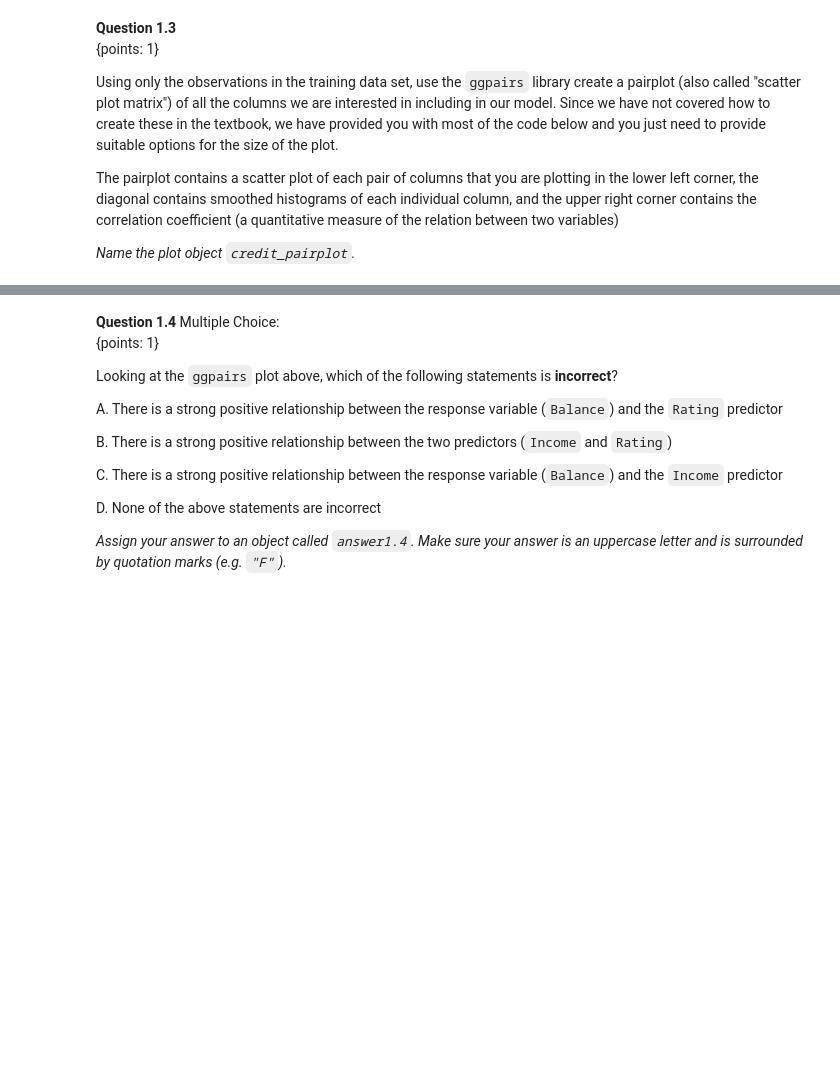
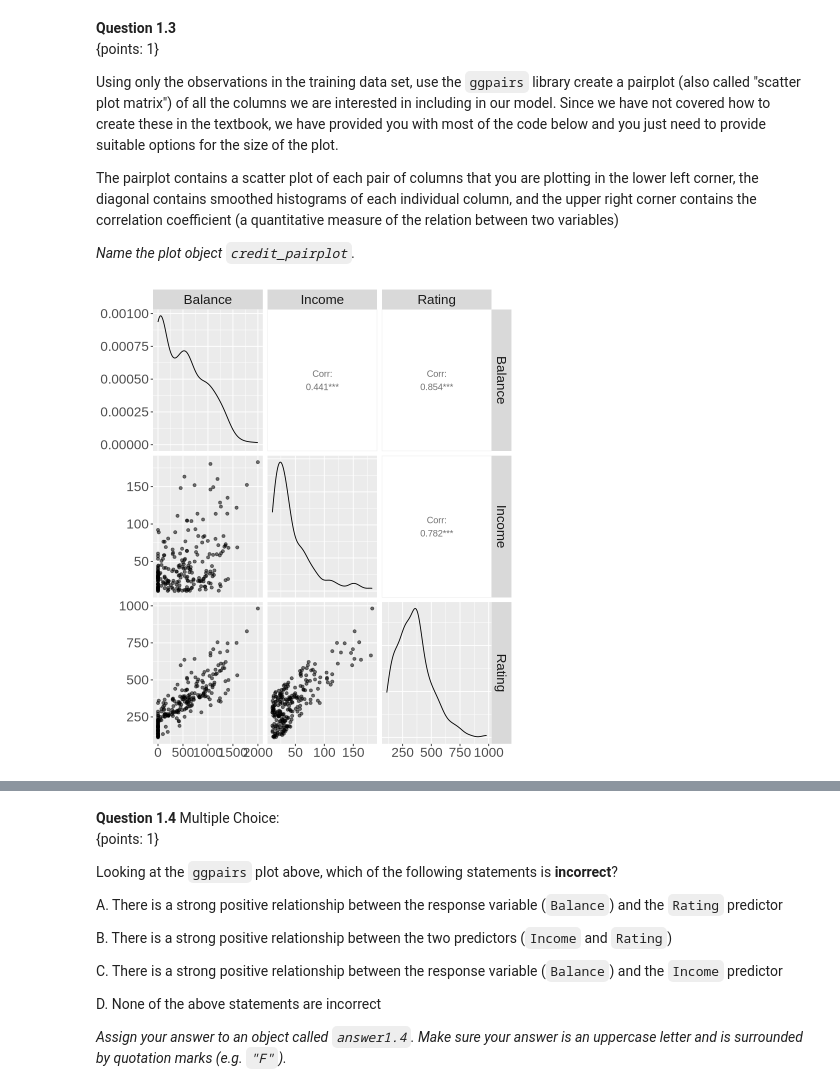
Before and after one commit to ca-vas/dsci-100-student, a Jupyter notebook: materials/R/tutorial_regression2/tutorial_regression2.ipynb, the cells around one changed output, grey strips where cells are left out. Drawn from its saved outputs; the diff is of its cells as text; code cells hidden in the pictures; blank space fills up the shorter version.

```diff
--- a/materials/R/tutorial_regression2/tutorial_regression2.ipynb
+++ b/materials/R/tutorial_regression2/tutorial_regression2.ipynb
@@ -102,7 +102,9 @@ Assign your training data set to an object called `credit_training` and your tes
 # %%
 set.seed(2000)
 # your code here
-credit_split<-# No Answer - remove if you provide an answer
+credit_split<-initial_split(credit,prop=0.6, strata=Balance)
+credit_training<-training(credit_split)
+credit_testing<-testing(credit_split)# No Answer - remove if you provide an answer
 # %%
 library(digest)
 stopifnot("type of 'rsplit' %in% class(credit_split) is not logical"= setequal(digest(paste(toString(class('rsplit' %in% class(credit_split))), "b41d3")), "aa67b03756a157b72a6aae231d6d953b"))
@@ -135,14 +139,16 @@ The pairplot contains a scatter plot of each pair of columns that you are plotti
 
 *Name the plot object `credit_pairplot`.*
 # %%
-# options(...)
-# credit_pairplot <- credit_training |>
-#     ggpairs(mapping = aes(alpha = 0.4)) +
-#     theme(text = element_text(size = 20))
+options(repr.plot.height = 8, repr.plot.width = 7)
+ credit_pairplot <- credit_training |>
+     ggpairs(mapping = aes(alpha = 0.4)) +
+     theme(text = element_text(size = 20))
 
 # your code here
-fail() # No Answer - remove if you provide an answer
+ # No Answer - remove if you provide an answer
 credit_pairplot
+# %% [output]
+[figure, added]
 # %%
 library(digest)
 stopifnot("type of ('ggmatrix' %in% c(class(credit_pairplot))) is not logical"= setequal(digest(paste(toString(class(('ggmatrix' %in% c(class(credit_pairplot))))), "19d5a")), "a4aac42f2ce4e5027c668c77c60cd78d"))
```
Also changed, not shown: parts of 15 cells of this notebook.
